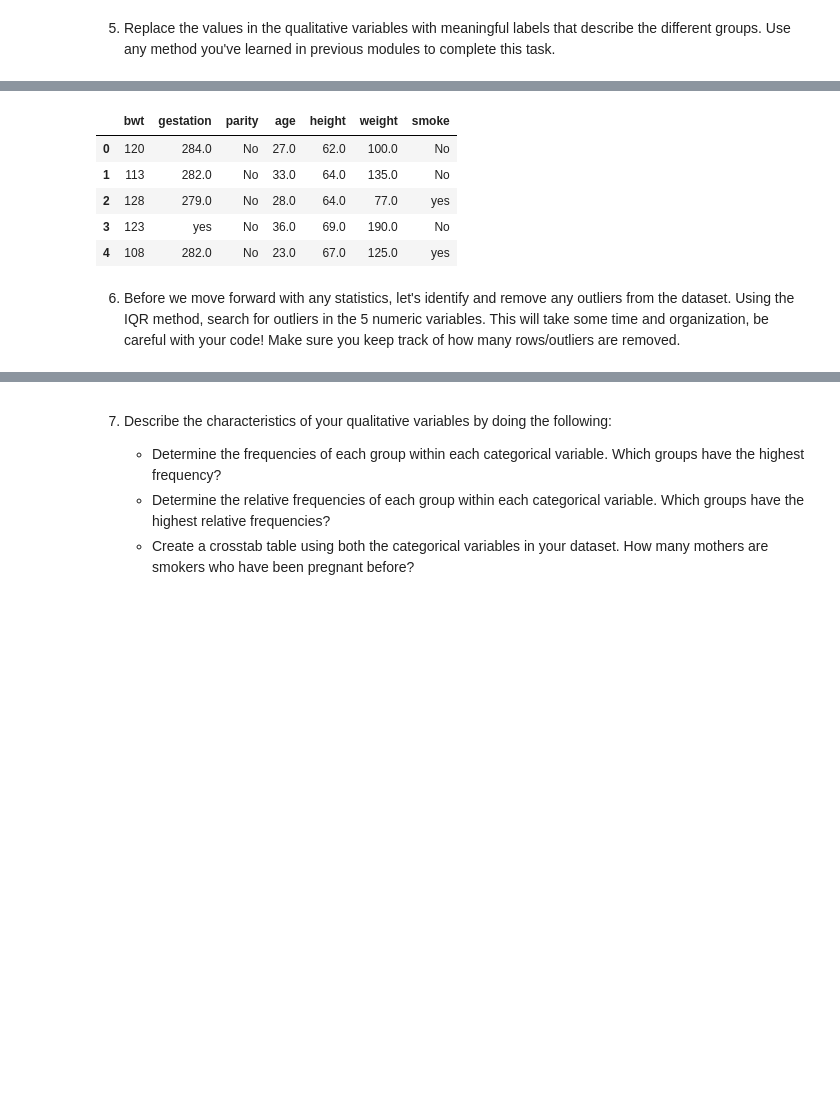
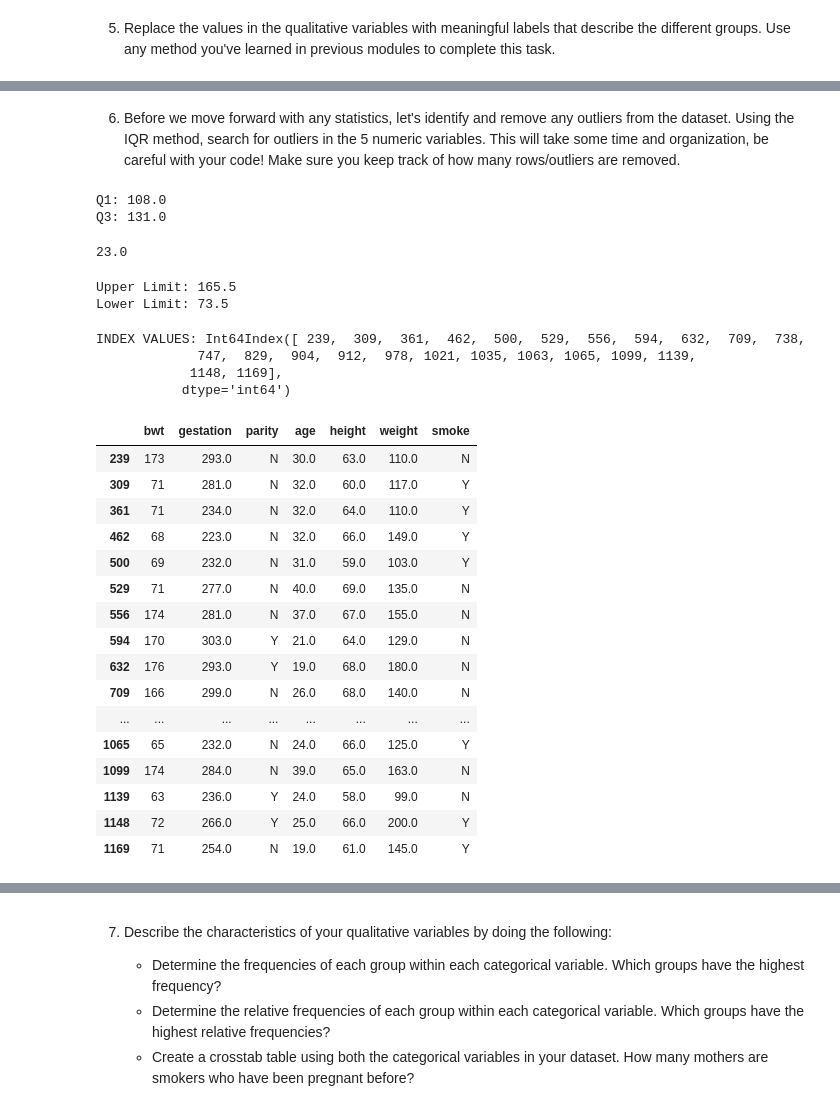
Before and after one commit to gunwes16/Module-10, a Jupyter notebook: Module 10 - Descriptive Statistics and Outliers (1) (2).ipynb, the cells around one changed output, grey strips where cells are left out. Cells and saved outputs as stored; diff of their text form; code cells hidden in the pictures; blank space fills up the shorter version.

```diff
--- a/Module 10 - Descriptive Statistics and Outliers (1) (2).ipynb
+++ b/Module 10 - Descriptive Statistics and Outliers (1) (2).ipynb
@@ -792,14 +738,59 @@ baby["parity"].replace(1, "yes", inplace = True)
-# %%
-baby["parity"].replace(0, "No", inplace = True)
-baby.head()
-# %% [output]
-|  | bwt | gestation | parity | age | height | weight | smoke |
-| 0 | 120 | 284.0 | No | 27.0 | 62.0 | 100.0 | No |
-| 1 | 113 | 282.0 | No | 33.0 | 64.0 | 135.0 | No |
-| 2 | 128 | 279.0 | No | 28.0 | 64.0 | 77.0 | yes |
-| 3 | 123 | yes | No | 36.0 | 69.0 | 190.0 | No |
-| 4 | 108 | 282.0 | No | 23.0 | 67.0 | 125.0 | yes |
 # %% [markdown]
 6. Before we move forward with any statistics, let's identify and remove any outliers from the dataset. Using the IQR method, search for outliers in the 5 numeric variables. This will take some time and organization, be careful with your code! Make sure you keep track of how many rows/outliers are removed.
 # %%
-IQR = Q3 - Q1
+q1 = babies["bwt"].quantile(.25)
+q3 = babies["bwt"].quantile(.75)
+
+print("Q1:", q1)
+print("Q3:", q3)
+# %% [output]
+Q1: 108.0
+Q3: 131.0
+# %%
+iqr = q3 - q1
+print(iqr)
+# %% [output]
+23.0
+# %%
+top = q3 + (iqr * 1.5)
+bottom = q1 - (iqr * 1.5)
+
+
+print("Upper Limit:", top)
+print("Lower Limit:", bottom)
+# %% [output]
+Upper Limit: 165.5
+Lower Limit: 73.5
+# %%
+## Determine the index locations for rows that fall outside of outlier fences
+
+iqr_outliers = babies.loc[(babies['bwt'] > top) | (babies['bwt'] < bottom)].index
+
+print("INDEX VALUES:", iqr_outliers)
+# %% [output]
+INDEX VALUES: Int64Index([ 239,  309,  361,  462,  500,  529,  556,  594,  632,  709,  738,
+             747,  829,  904,  912,  978, 1021, 1035, 1063, 1065, 1099, 1139,
+            1148, 1169],
+           dtype='int64')
+# %%
+babies.loc[[ 239,  309,  361,  462,  500,  529,  556,  594,  632,  709,  738,
+             747,  829,  904,  912,  978, 1021, 1035, 1063, 1065, 1099, 1139,
+            1148, 1169]]
+# %% [output]
+|  | bwt | gestation | parity | age | height | weight | smoke |
+| 239 | 173 | 293.0 | N | 30.0 | 63.0 | 110.0 | N |
+| 309 | 71 | 281.0 | N | 32.0 | 60.0 | 117.0 | Y |
+| 361 | 71 | 234.0 | N | 32.0 | 64.0 | 110.0 | Y |
+| 462 | 68 | 223.0 | N | 32.0 | 66.0 | 149.0 | Y |
+| 500 | 69 | 232.0 | N | 31.0 | 59.0 | 103.0 | Y |
+| 529 | 71 | 277.0 | N | 40.0 | 69.0 | 135.0 | N |
+| 556 | 174 | 281.0 | N | 37.0 | 67.0 | 155.0 | N |
+| 594 | 170 | 303.0 | Y | 21.0 | 64.0 | 129.0 | N |
+| 632 | 176 | 293.0 | Y | 19.0 | 68.0 | 180.0 | N |
+| 709 | 166 | 299.0 | N | 26.0 | 68.0 | 140.0 | N |
+| ... | ... | ... | ... | ... | ... | ... | ... |
+| 1065 | 65 | 232.0 | N | 24.0 | 66.0 | 125.0 | Y |
+| 1099 | 174 | 284.0 | N | 39.0 | 65.0 | 163.0 | N |
+| 1139 | 63 | 236.0 | Y | 24.0 | 58.0 | 99.0 | N |
+| 1148 | 72 | 266.0 | Y | 25.0 | 66.0 | 200.0 | Y |
+| 1169 | 71 | 254.0 | N | 19.0 | 61.0 | 145.0 | Y |
```
Also changed, not shown: parts of 55 cells of this notebook.
